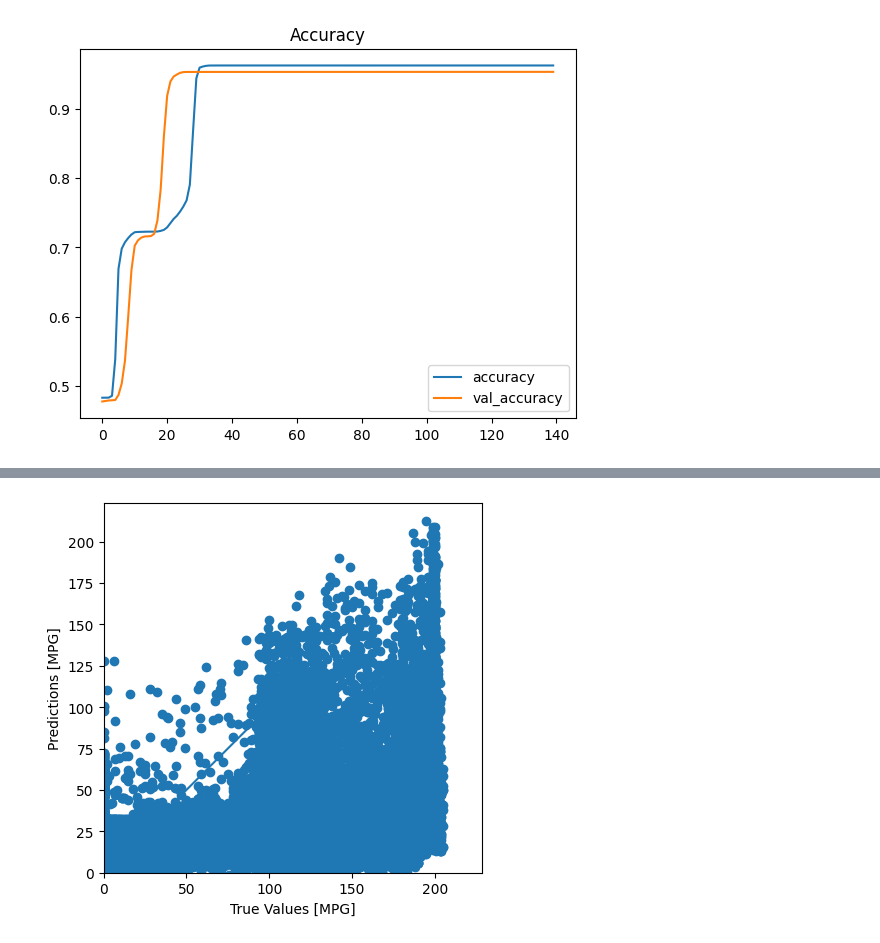
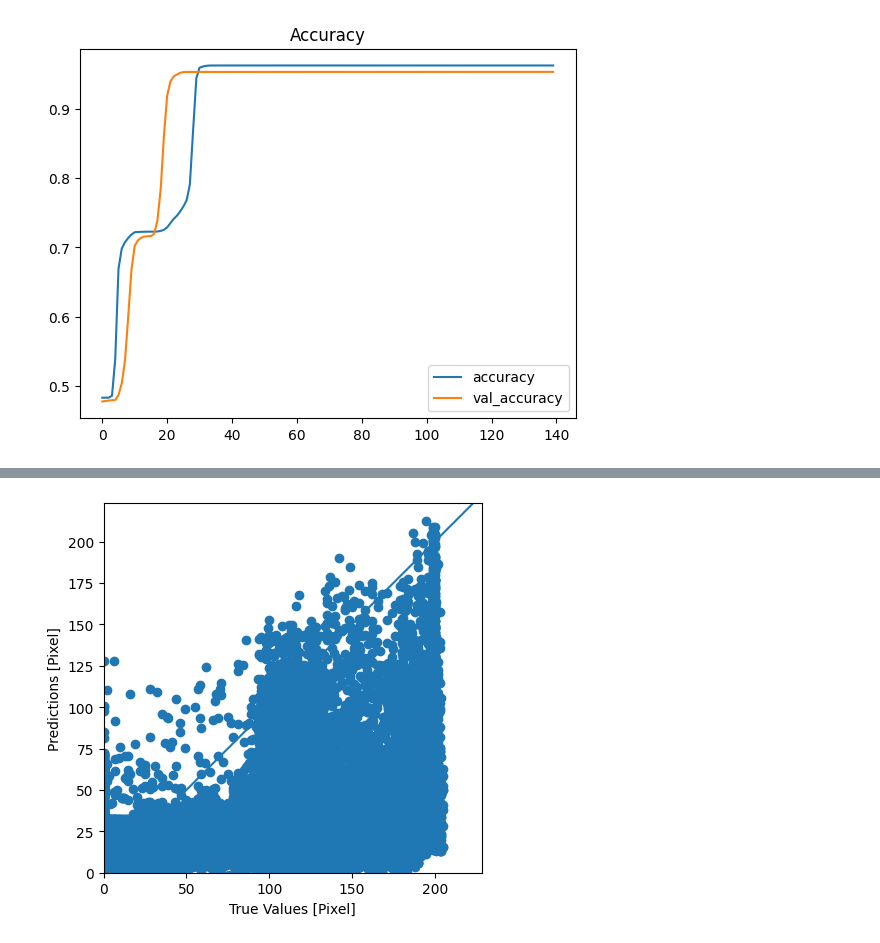
Before and after one commit to BurgaoTheChamp/ML_CFD, a Jupyter notebook: ML-CFD.ipynb, the cells around one changed output, grey strips where cells are left out. Drawn from its saved outputs; the diff is of its cells as text; code cells hidden in the pictures.

```diff
--- a/ML-CFD.ipynb
+++ b/ML-CFD.ipynb
@@ -619,12 +619,12 @@ Maximum Validation Accuracy: 0.9630
 # %%
 predictions = model.predict(ImagesReynolds3DNewTest)
 
-plt.scatter(ImagesReynolds3DNewTargetTest, predictions)
-plt.xlabel('True Values [MPG]')
-plt.ylabel('Predictions [MPG]')
+plt.scatter(ImagesReynolds3DNewTargetTest.flatten(), predictions.flatten())
+plt.xlabel('True Values [Pixel]')
+plt.ylabel('Predictions [Pixel]')
 plt.axis('equal')
 plt.axis('square')
 plt.xlim([0,plt.xlim()[1]])
 plt.ylim([0,plt.ylim()[1]])
-_ = plt.plot([-100, 100], [-100, 100])
+_ = plt.plot([-256, 256], [-256, 256])
 # %% [output]
@@ -632,2 +632,2 @@ _ = plt.plot([-100, 100], [-100, 100])
-[figure, old version]
+[figure, new version]
 # %%
```
Also changed, not shown: parts of 2 cells of this notebook.
